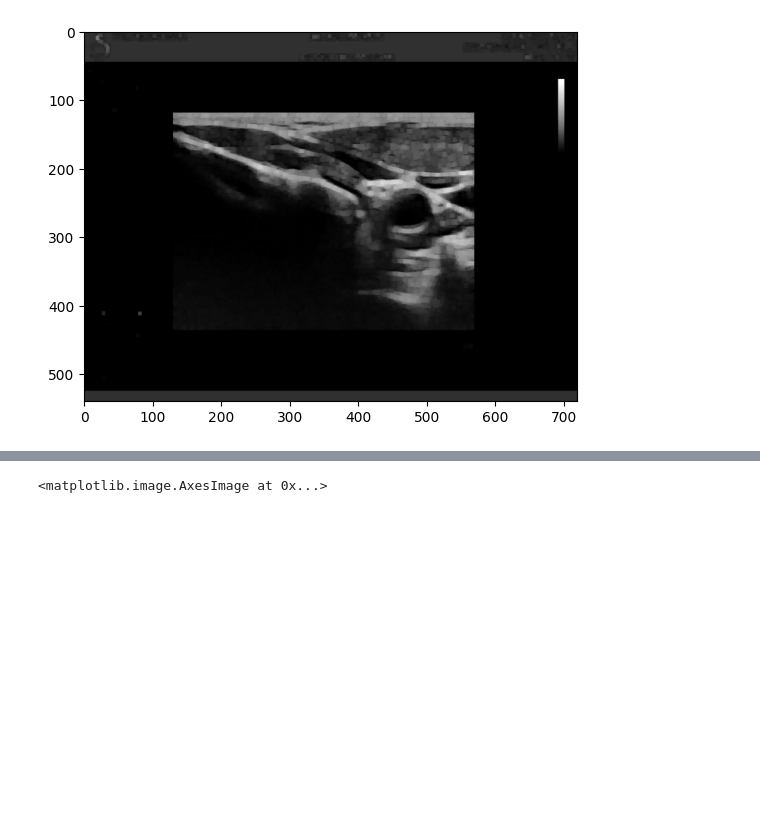
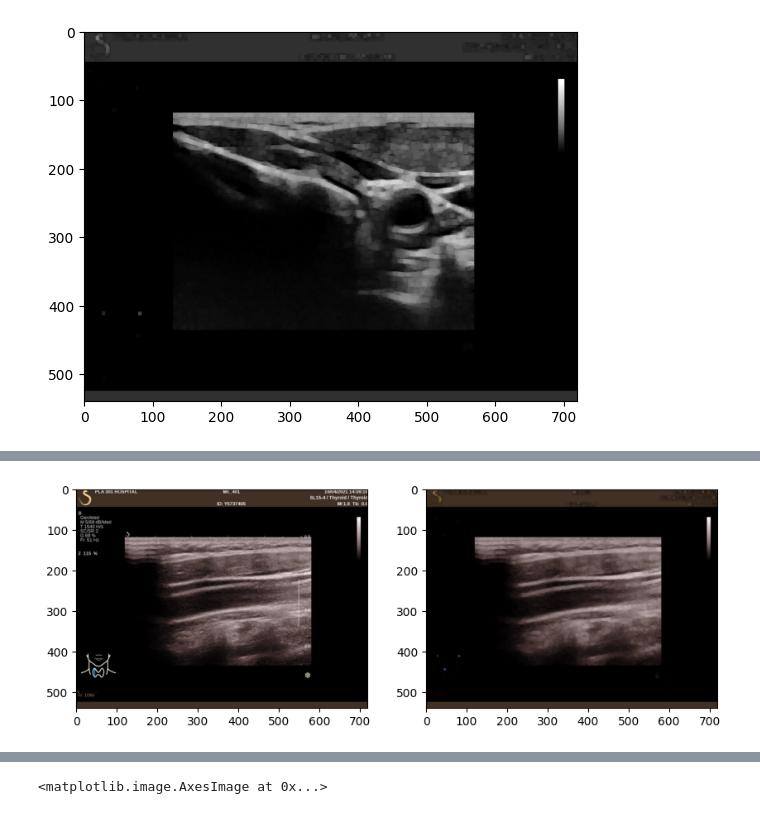
Before and after one commit to bibaodi/thyroid_train01, a Jupyter notebook: processImgs/improveCropUsImageRect241213.ipynb, the cells around one changed output, grey strips where cells are left out. Cells and saved outputs as stored; diff of their text form; code cells hidden in the pictures; blank space fills up the shorter version.

```diff
--- a/processImgs/improveCropUsImageRect241213.ipynb
+++ b/processImgs/improveCropUsImageRect241213.ipynb
@@ -348,0 +406,17 @@ debug:cropped_image.shape=(321, 424, 3)
+# %%
+def testOpeningImg():
+    fp = '/mnt/f/241129-zhipu-thyroid-datas/01-mini-batch/83CasesFirstImg/thyroidNodules_axp-084_frm-0001.png'
+    imgBgr=cv2.imread(fp)
+    #img_removedColors=removeAllNonGrayscalePixels(imgBgr)
+    img_removedColors=imgBgr
+    plt.figure(figsize=(10, 5))
+    plt.subplot(1, 2, 1)
+    plt.imshow(img_removedColors)
+
+    openingImg=getOpeningImg(img_removedColors)
+    plt.subplot(1, 2, 2)
+    plt.imshow(openingImg,cmap='grey')
+
+testOpeningImg()
+# %% [output]
+[figure, added]
```
Also changed, not shown: parts of 3 cells of this notebook.
